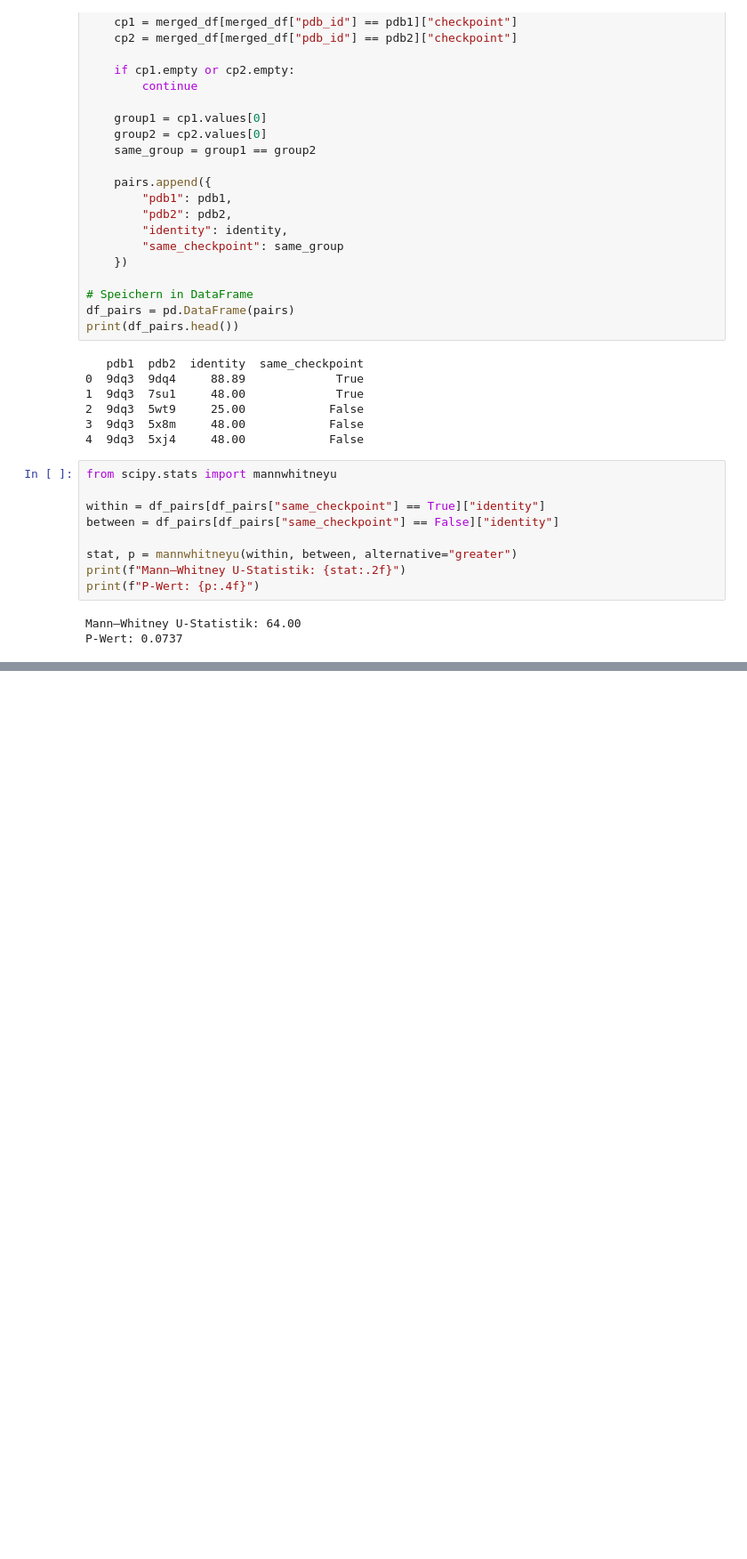
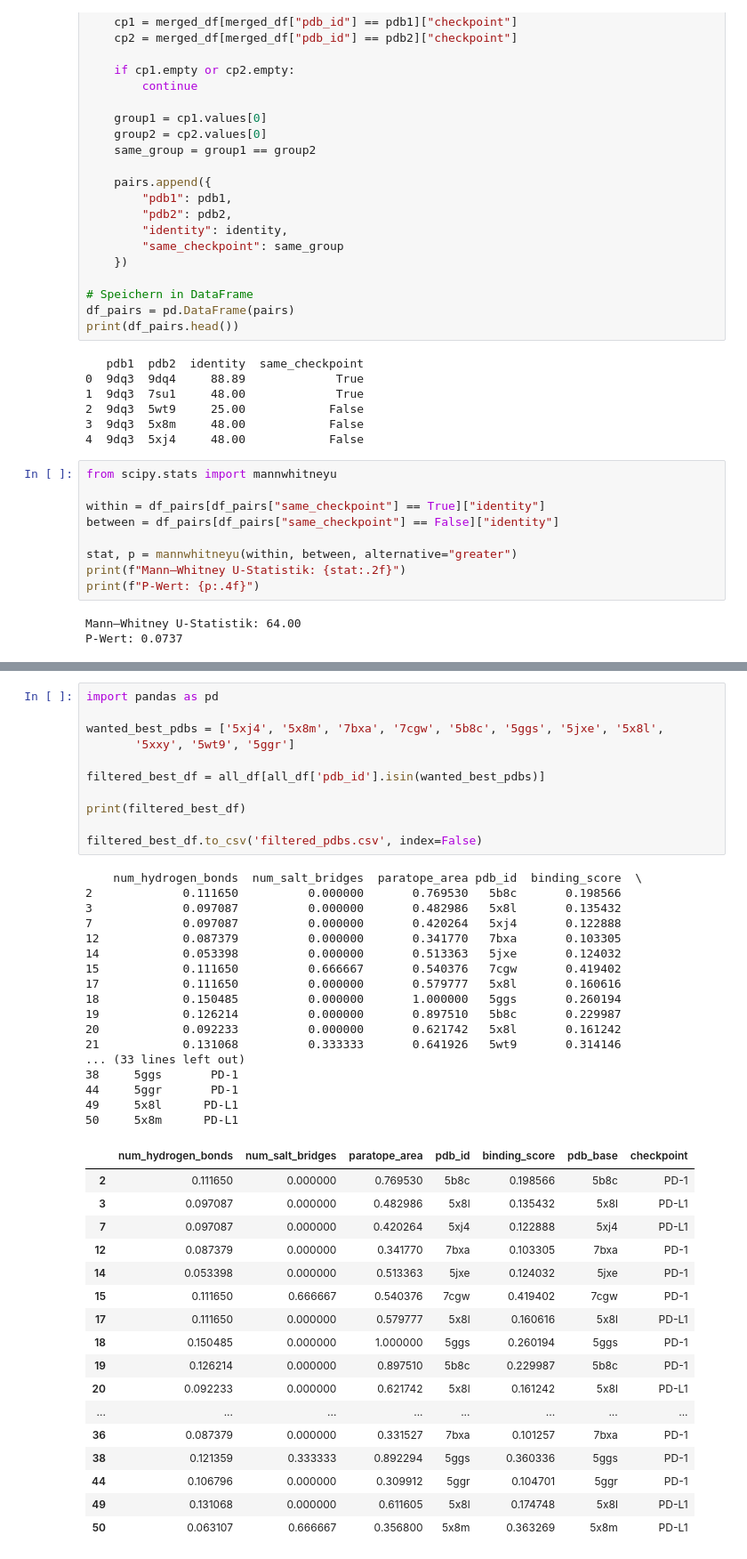
Before and after one commit to datascience-2025-group4/group04-team01, a Jupyter notebook: Structural Analysis_Paratope_Interface.ipynb, the cells around one changed output, grey strips where cells are left out. Shown at 89% size. Drawn from its saved outputs; the diff is of its cells as text; blank space fills up the shorter version.

Commit message:
best_worst_structural_analysis

```diff
--- a/Structural Analysis_Paratope_Interface.ipynb
+++ b/Structural Analysis_Paratope_Interface.ipynb
@@ -1226,0 +1247,46 @@ Passing `palette` without assigning `hue` is deprecated and will be removed in v
+# %%
+import pandas as pd
+
+wanted_best_pdbs = ['5xj4', '5x8m', '7bxa', '7cgw', '5b8c', '5ggs', '5jxe', '5x8l',
+       '5xxy', '5wt9', '5ggr']
+
+filtered_best_df = all_df[all_df['pdb_id'].isin(wanted_best_pdbs)]
+
+print(filtered_best_df)
+
+filtered_best_df.to_csv('filtered_pdbs.csv', index=False)
+# %% [output]
+    num_hydrogen_bonds  num_salt_bridges  paratope_area pdb_id  binding_score  \
+2             0.111650          0.000000       0.769530   5b8c       0.198566
+3             0.097087          0.000000       0.482986   5x8l       0.135432
+7             0.097087          0.000000       0.420264   5xj4       0.122888
+12            0.087379          0.000000       0.341770   7bxa       0.103305
+14            0.053398          0.000000       0.513363   5jxe       0.124032
+15            0.111650          0.666667       0.540376   7cgw       0.419402
+17            0.111650          0.000000       0.579777   5x8l       0.160616
+18            0.150485          0.000000       1.000000   5ggs       0.260194
+19            0.126214          0.000000       0.897510   5b8c       0.229987
+20            0.092233          0.000000       0.621742   5x8l       0.161242
+21            0.131068          0.333333       0.641926   5wt9       0.314146
+... (33 lines left out)
+38     5ggs       PD-1
+44     5ggr       PD-1
+49     5x8l      PD-L1
+50     5x8m      PD-L1
+|  | num_hydrogen_bonds | num_salt_bridges | paratope_area | pdb_id | binding_score | pdb_base | checkpoint |
+| 2 | 0.111650 | 0.000000 | 0.769530 | 5b8c | 0.198566 | 5b8c | PD-1 |
+| 3 | 0.097087 | 0.000000 | 0.482986 | 5x8l | 0.135432 | 5x8l | PD-L1 |
+| 7 | 0.097087 | 0.000000 | 0.420264 | 5xj4 | 0.122888 | 5xj4 | PD-L1 |
+| 12 | 0.087379 | 0.000000 | 0.341770 | 7bxa | 0.103305 | 7bxa | PD-1 |
+| 14 | 0.053398 | 0.000000 | 0.513363 | 5jxe | 0.124032 | 5jxe | PD-1 |
+| 15 | 0.111650 | 0.666667 | 0.540376 | 7cgw | 0.419402 | 7cgw | PD-1 |
+| 17 | 0.111650 | 0.000000 | 0.579777 | 5x8l | 0.160616 | 5x8l | PD-L1 |
+| 18 | 0.150485 | 0.000000 | 1.000000 | 5ggs | 0.260194 | 5ggs | PD-1 |
+| 19 | 0.126214 | 0.000000 | 0.897510 | 5b8c | 0.229987 | 5b8c | PD-1 |
+| 20 | 0.092233 | 0.000000 | 0.621742 | 5x8l | 0.161242 | 5x8l | PD-L1 |
+| ... | ... | ... | ... | ... | ... | ... | ... |
+| 36 | 0.087379 | 0.000000 | 0.331527 | 7bxa | 0.101257 | 7bxa | PD-1 |
+| 38 | 0.121359 | 0.333333 | 0.892294 | 5ggs | 0.360336 | 5ggs | PD-1 |
+| 44 | 0.106796 | 0.000000 | 0.309912 | 5ggr | 0.104701 | 5ggr | PD-1 |
+| 49 | 0.131068 | 0.000000 | 0.611605 | 5x8l | 0.174748 | 5x8l | PD-L1 |
+| 50 | 0.063107 | 0.666667 | 0.356800 | 5x8m | 0.363269 | 5x8m | PD-L1 |
```
Also changed, not shown: parts of 15 cells of this notebook, 41 other files.
